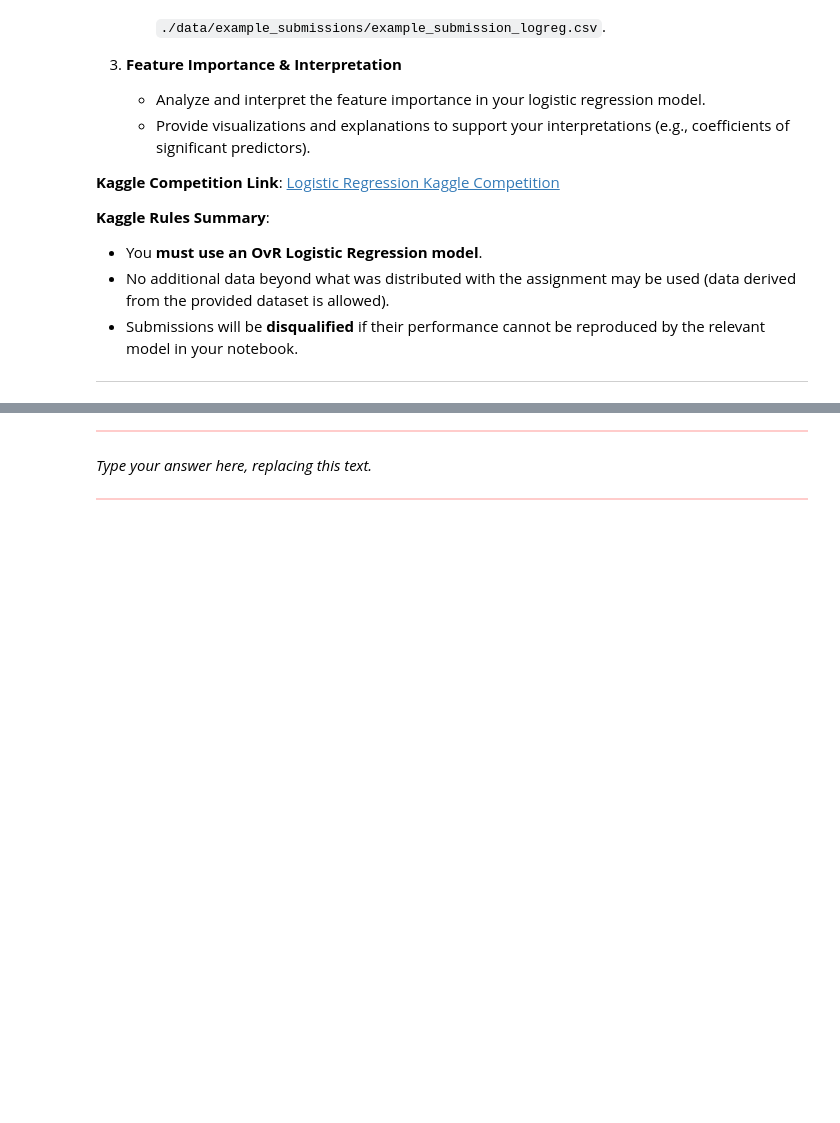
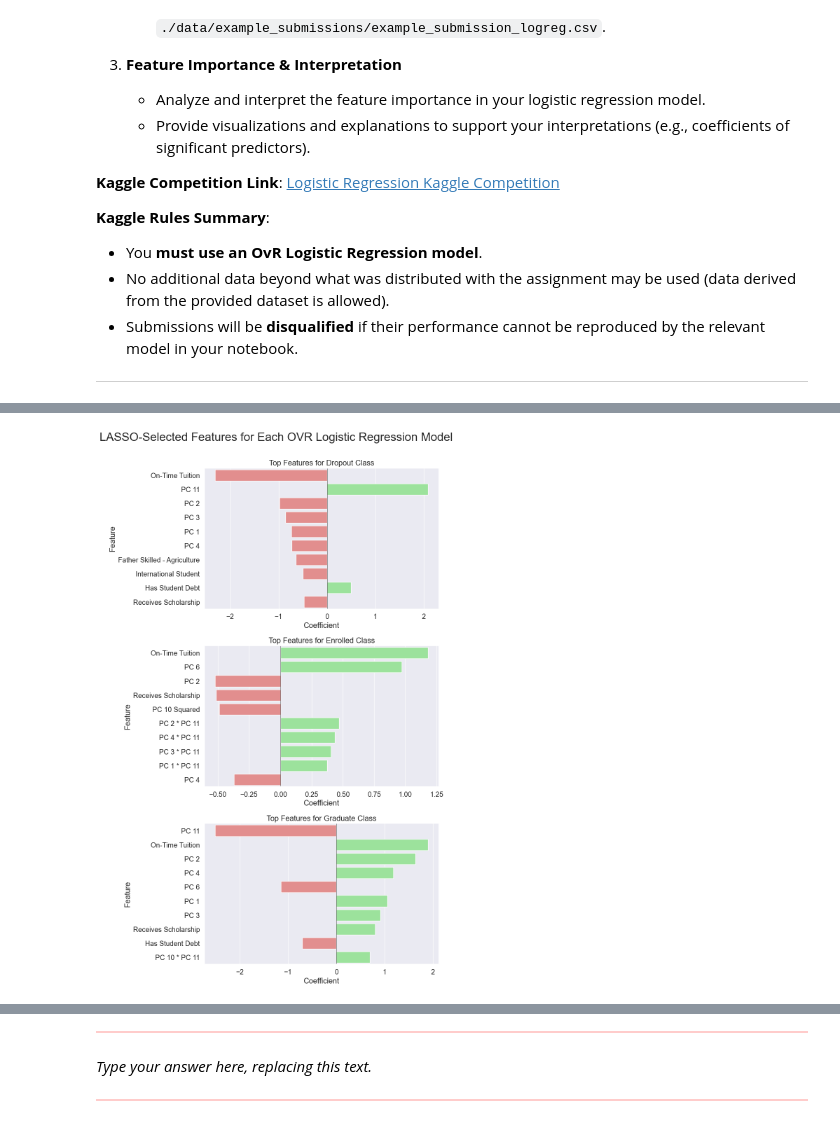
Before and after one commit to julienberman/CS-109a, a Jupyter notebook: psets/cs1090a_hw5/cs1090a_hw5.ipynb, the cells around one changed output, grey strips where cells are left out. Drawn from its saved outputs; the diff is of its cells as text; code cells hidden in the pictures; blank space fills up the shorter version.

```diff
--- a/psets/cs1090a_hw5/cs1090a_hw5.ipynb
+++ b/psets/cs1090a_hw5/cs1090a_hw5.ipynb
@@ -161,0 +296,17 @@ Load and explore the dataset. Your EDA should help inform your later modeling de
+# %%
+demographic_numeric = ['age']
+demographic_categorical = ['gender', 'marital_status', 'special_needs', 'international', 'displaced']
+demographic_predictors = demographic_numeric + demographic_categorical
+
+economic_numeric = ['unemployment', 'inflation', 'gdp']
+economic_categorical = ['mother_occ', 'father_occ', 'debtor', 'tuition_up_to_date', 'scholarship']
+economic_predictors = economic_numeric + economic_categorical
+
+academic_predictors = ['prev_qual_grade', 'admission_grade', 'sem1_grade', 'sem1_approved', 'sem1_enrolled', 'sem1_evaluations', 'sem2_grade', 'sem2_approved', 'sem2_enrolled', 'sem2_evaluations']
+
+categorical_predictors = demographic_categorical + economic_categorical
+numeric_predictors = demographic_numeric + economic_numeric + academic_predictors
+predictors = categorical_predictors + numeric_predictors
+
+X_train = X_train[predictors]
+X_test = X_test[predictors]
@@ -197,0 +651,75 @@ Develop a One-vs-Rest Logistic Regression model to predict student outcomes. You
+# %%
+# extract the best model:
+best_model = grid_search.best_estimator_
+
+# get coefficients for each of the three ovr models I trained
+estimators = best_model.named_steps["classifier"].estimators_
+print("Number of models:", len(estimators))
+
+# get feature names
+numeric_predictor_names = (best_model.named_steps['preprocessor']
+                .named_transformers_['num']
+                .named_steps['poly']
+                .get_feature_names_out())
+
+categorical_predictor_names = (best_model.named_steps['preprocessor']
+                      .named_transformers_['cat']
+                      .named_steps['onehot']
+                      .get_feature_names_out())
+
+predictor_names = np.concatenate([numeric_predictor_names, categorical_predictor_names])
+
+
+feature_mapping = {
+    'tuition_up_to_date_1': 'On-Time Tuition',
+    'x0': 'PC 1',
+    'x1': 'PC 2',
+    'x2': 'PC 3',
+    'x3': 'PC 4',
+    'x4': 'PC 5',
+    'x5': 'PC 6',
+    'x6': 'PC 7',
+    'x7': 'PC 8',
+    'x8': 'PC 9',
+    'x9': 'PC 10',
+    'x10': 'PC 11',
+    'x10^2': 'PC 10 Squared',
+    'x0 x10': 'PC 1 * PC 11',
+    'x1 x10': 'PC 2 * PC 11',
+    'x2 x10': 'PC 3 * PC 11',
+    'x3 x10': 'PC 4 * PC 11',
+    'x9 x10': 'PC 10 * PC 11',
+    'father_occ_6': 'Father Skilled - Agriculture',
+    'international_1': 'International Student',
+    'debtor_1': 'Has Student Debt',
+    'scholarship_1': 'Receives Scholarship'
+}
+
+# create a new figure for each model
+fig, axes = plt.subplots(3, 1, figsize=(10, 16), sharey = False)
+fig.suptitle('LASSO-Selected Features for Each OVR Logistic Regression Model', fontsize=24, y=1.00)
+
+
+for i, (est, ax, class_name) in enumerate(zip(estimators, axes, best_model.classes_)):
+    # Create coefficient DataFrame for this estimator
+    coef_df = pd.DataFrame({
+        'Feature': predictor_names,
+        'Coefficient': est.coef_[0],
+        'Abs_Coefficient': np.abs(est.coef_[0])
+    })
+
+    # map features
+    coef_df['Feature'] = coef_df['Feature'].map(feature_mapping).fillna(coef_df['Feature'])
+
+    # sort and get top features
+    top_features = coef_df.nlargest(10, 'Abs_Coefficient')[['Feature', 'Coefficient']]
+
+    # plot
+    colors = ['lightcoral' if x < 0 else 'lightgreen' for x in top_features['Coefficient']]
+    sns.barplot(data=top_features, y='Feature', x='Coefficient', ax=ax, palette=colors)
+    ax.axvline(x=0, color='black', linestyle='-', linewidth=0.5)
+    ax.set_title(f'Top Features for {class_name} Class')
+
+plt.tight_layout()
+plt.show()
+# %% [output]
@@ -197,0 +738 @@ Develop a One-vs-Rest Logistic Regression model to predict student outcomes. You
+[figure, added]
```
Also changed, not shown: parts of 36 cells of this notebook, 6 other files.
